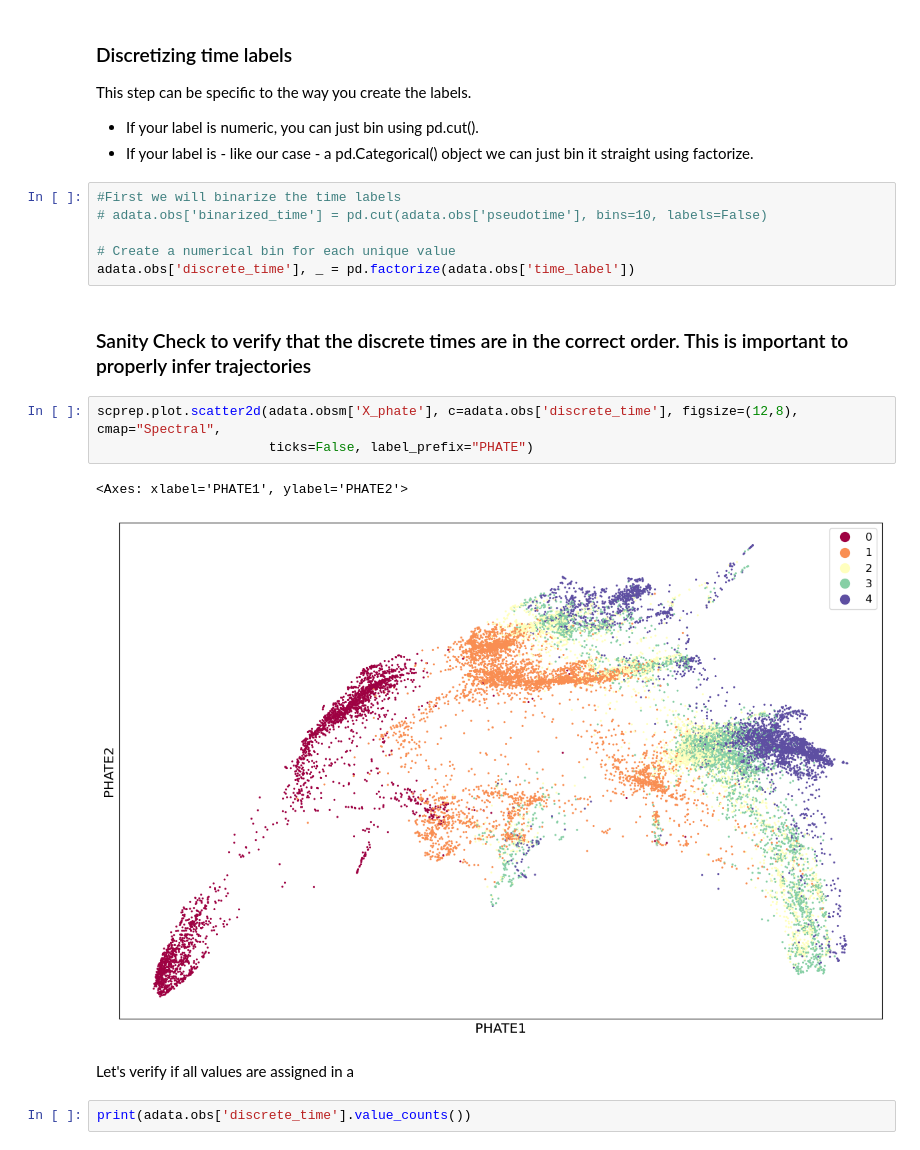
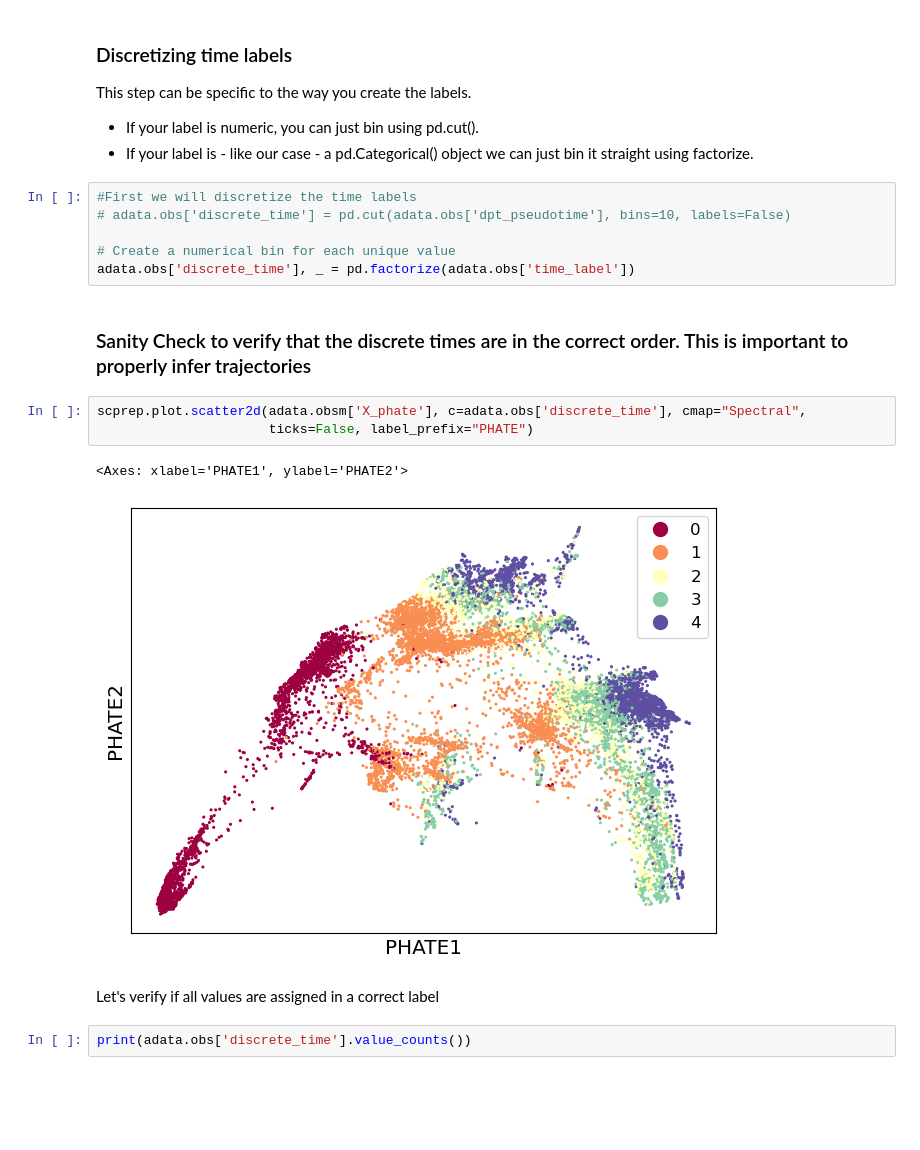
Before and after one commit to KrishnaswamyLab/omics_toolbox, a Jupyter notebook: notebooks/MIOFlow/3-time-pseudotime.ipynb, the cells around one changed output. Drawn from its saved outputs; the diff is of its cells as text; blank space fills up the shorter version.

```diff
--- a/notebooks/MIOFlow/3-time-pseudotime.ipynb
+++ b/notebooks/MIOFlow/3-time-pseudotime.ipynb
@@ -125,21 +71,21 @@ This step can be specific to the way you create the labels.
 - If your label is numeric, you can just bin using pd.cut().
 - If your label is - like our case - a pd.Categorical() object we can just bin it straight using factorize.
 # %%
-#First we will binarize the time labels
-# adata.obs['binarized_time'] = pd.cut(adata.obs['pseudotime'], bins=10, labels=False)
+#First we will discretize the time labels
+# adata.obs['discrete_time'] = pd.cut(adata.obs['dpt_pseudotime'], bins=10, labels=False)
 
 # Create a numerical bin for each unique value
 adata.obs['discrete_time'], _ = pd.factorize(adata.obs['time_label'])
 # %% [markdown]
 ### Sanity Check to verify that the discrete times are in the correct order. This is important to properly infer trajectories
 # %%
-scprep.plot.scatter2d(adata.obsm['X_phate'], c=adata.obs['discrete_time'], figsize=(12,8), cmap="Spectral",
+scprep.plot.scatter2d(adata.obsm['X_phate'], c=adata.obs['discrete_time'], cmap="Spectral",
                       ticks=False, label_prefix="PHATE")
 # %% [output]
 <Axes: xlabel='PHATE1', ylabel='PHATE2'>
-[figure, old version]
+[figure, new version]
 # %% [markdown]
-Let's verify if all values are assigned in a
+Let's verify if all values are assigned in a correct label
 # %%
 print(adata.obs['discrete_time'].value_counts())
 # %% [output]
```
Also changed, not shown: parts of 22 cells of this notebook, 4 other files.
